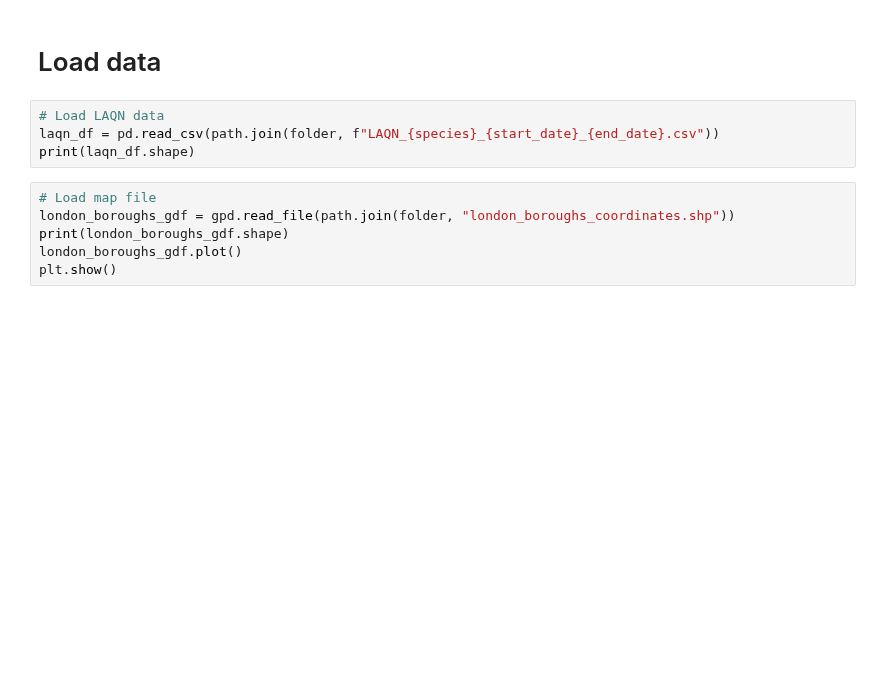
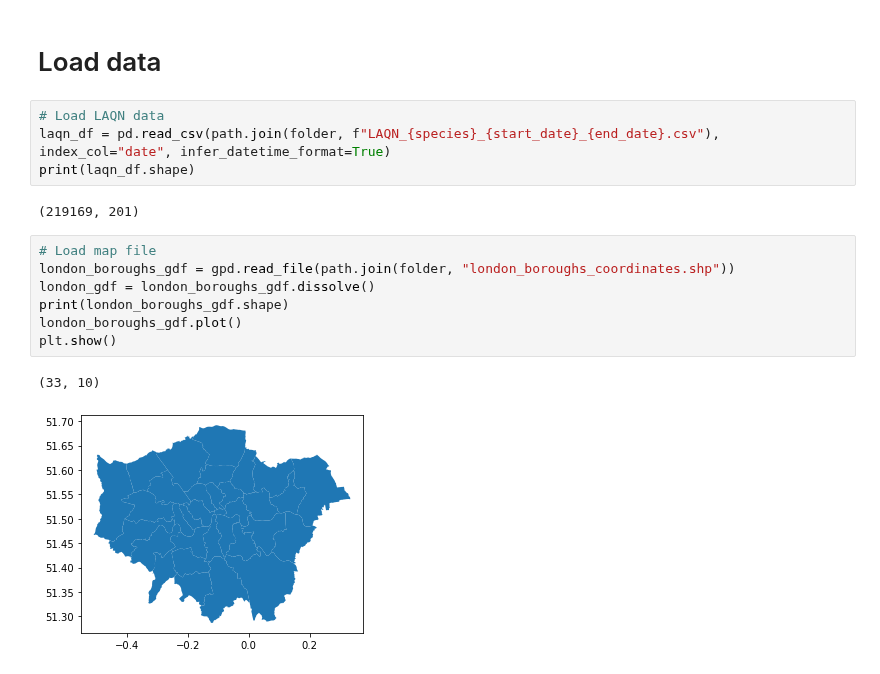
Before and after one commit to michellewl/AQmortality, a Jupyter notebook: mortality_model/MEng_LAQN_project/LAQN_intro.ipynb, the cells around one changed output. Cells and saved outputs as stored; diff of their text form; blank space fills up the shorter version.

Commit message:
Plots for LAQN intro notebook.

```diff
--- a/mortality_model/MEng_LAQN_project/LAQN_intro.ipynb
+++ b/mortality_model/MEng_LAQN_project/LAQN_intro.ipynb
@@ -140,14 +145,20 @@ rmtree(path.join(folder, "i-Trees"))
 # Load data
 # %%
 # Load LAQN data
-laqn_df = pd.read_csv(path.join(folder, f"LAQN_{species}_{start_date}_{end_date}.csv"))
+laqn_df = pd.read_csv(path.join(folder, f"LAQN_{species}_{start_date}_{end_date}.csv"), index_col="date", infer_datetime_format=True)
 print(laqn_df.shape)
+# %% [output]
+(219169, 201)
 # %%
 # Load map file
 london_boroughs_gdf = gpd.read_file(path.join(folder, "london_boroughs_coordinates.shp"))
+london_gdf = london_boroughs_gdf.dissolve()
 print(london_boroughs_gdf.shape)
 london_boroughs_gdf.plot()
 plt.show()
+# %% [output]
+(33, 10)
+[figure, added]
 # %%
 # Load LAQN metadata
 london_sites_gdf = gpd.read_file(path.join(folder, "LAQN_sites.shp"))
```
Also changed, not shown: parts of 13 cells of this notebook, 1 other file.
